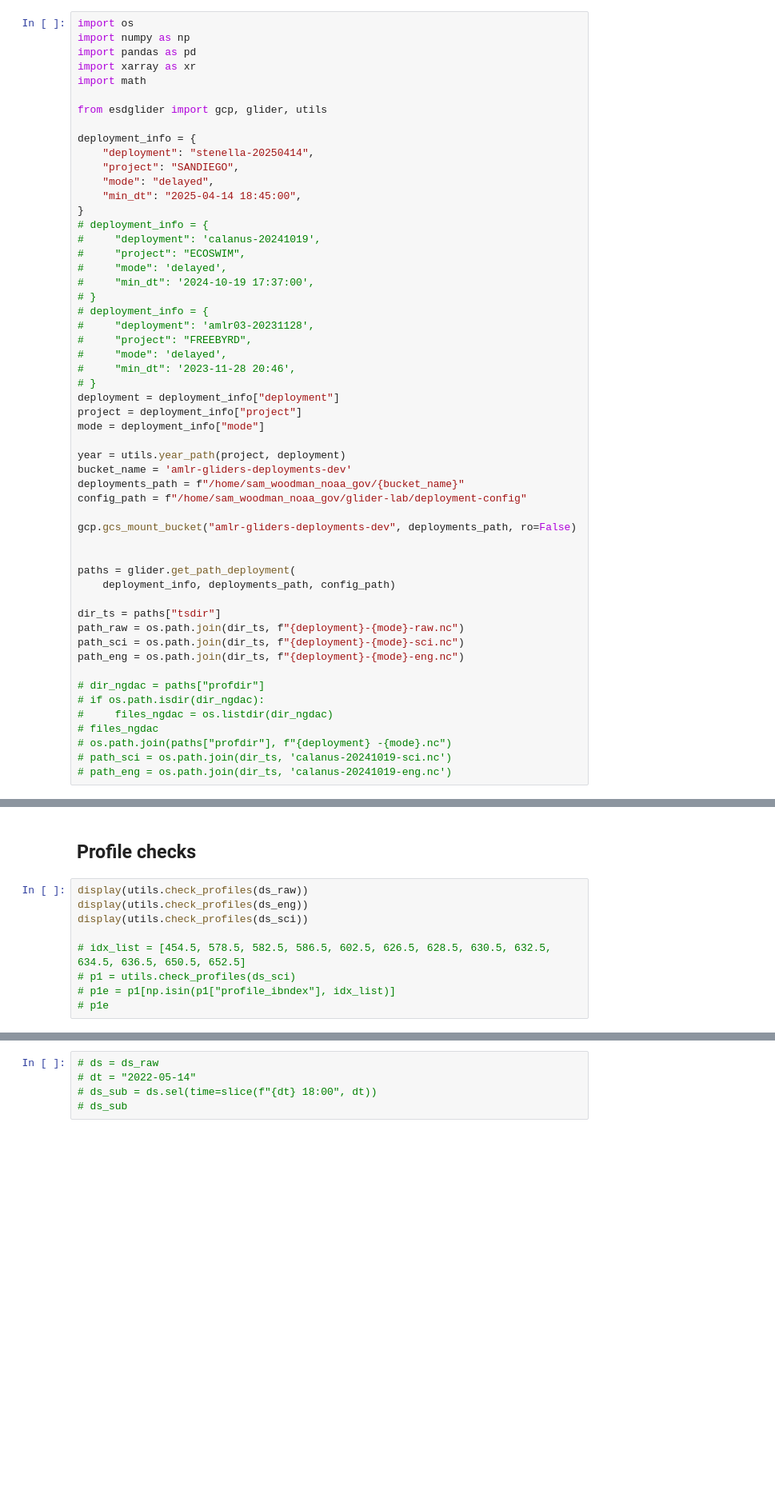
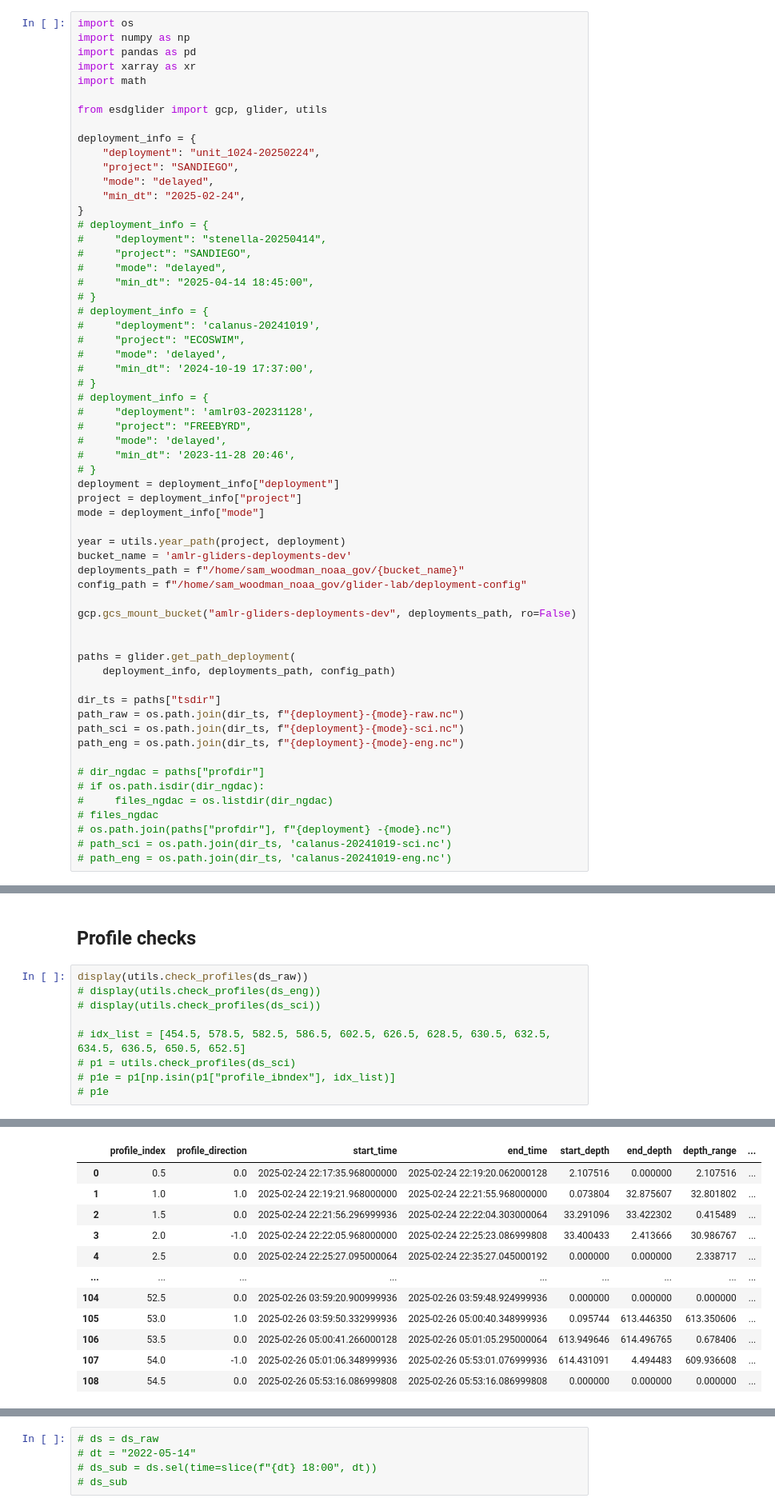
Before and after one commit to SWFSC/glider-utils, a Jupyter notebook: notebooks/testing-profiles.ipynb, the cells around one changed output, grey strips where cells are left out. Shown at 80% size. Drawn from its saved outputs; the diff is of its cells as text; blank space fills up the shorter version.

Commit message:
small updates for basic unit_1024 run

```diff
--- a/notebooks/testing-profiles.ipynb
+++ b/notebooks/testing-profiles.ipynb
@@ -8,11 +8,17 @@ import math
 from esdglider import gcp, glider, utils
 
 deployment_info = {
-    "deployment": "stenella-20250414",
+    "deployment": "unit_1024-20250224",
     "project": "SANDIEGO",
     "mode": "delayed",
-    "min_dt": "2025-04-14 18:45:00",
+    "min_dt": "2025-02-24",
 }
+# deployment_info = {
+#     "deployment": "stenella-20250414",
+#     "project": "SANDIEGO",
+#     "mode": "delayed",
+#     "min_dt": "2025-04-14 18:45:00",
+# }
 # deployment_info = {
 #     "deployment": 'calanus-20241019',
 #     "project": "ECOSWIM",
@@ -68,10 +130,11 @@ display(ds_sci)
 ## Profile checks
 # %%
 display(utils.check_profiles(ds_raw))
-display(utils.check_profiles(ds_eng))
-display(utils.check_profiles(ds_sci))
+# display(utils.check_profiles(ds_eng))
+# display(utils.check_profiles(ds_sci))
 
 # idx_list = [454.5, 578.5, 582.5, 586.5, 602.5, 626.5, 628.5, 630.5, 632.5, 634.5, 636.5, 650.5, 652.5]
 # p1 = utils.check_profiles(ds_sci)
 # p1e = p1[np.isin(p1["profile_ibndex"], idx_list)]
 # p1e
+# %% [output]
@@ -77,0 +142,12 @@ display(utils.check_profiles(ds_sci))
+|  | profile_index | profile_direction | start_time | end_time | start_depth | end_depth | depth_range | ... |
+| 0 | 0.5 | 0.0 | 2025-02-24 22:17:35.968000000 | 2025-02-24 22:19:20.062000128 | 2.107516 | 0.000000 | 2.107516 | ... |
+| 1 | 1.0 | 1.0 | 2025-02-24 22:19:21.968000000 | 2025-02-24 22:21:55.968000000 | 0.073804 | 32.875607 | 32.801802 | ... |
+| 2 | 1.5 | 0.0 | 2025-02-24 22:21:56.296999936 | 2025-02-24 22:22:04.303000064 | 33.291096 | 33.422302 | 0.415489 | ... |
+| 3 | 2.0 | -1.0 | 2025-02-24 22:22:05.968000000 | 2025-02-24 22:25:23.086999808 | 33.400433 | 2.413666 | 30.986767 | ... |
+| 4 | 2.5 | 0.0 | 2025-02-24 22:25:27.095000064 | 2025-02-24 22:35:27.045000192 | 0.000000 | 0.000000 | 2.338717 | ... |
+| ... | ... | ... | ... | ... | ... | ... | ... | ... |
+| 104 | 52.5 | 0.0 | 2025-02-26 03:59:20.900999936 | 2025-02-26 03:59:48.924999936 | 0.000000 | 0.000000 | 0.000000 | ... |
+| 105 | 53.0 | 1.0 | 2025-02-26 03:59:50.332999936 | 2025-02-26 05:00:40.348999936 | 0.095744 | 613.446350 | 613.350606 | ... |
+| 106 | 53.5 | 0.0 | 2025-02-26 05:00:41.266000128 | 2025-02-26 05:01:05.295000064 | 613.949646 | 614.496765 | 0.678406 | ... |
+| 107 | 54.0 | -1.0 | 2025-02-26 05:01:06.348999936 | 2025-02-26 05:53:01.076999936 | 614.431091 | 4.494483 | 609.936608 | ... |
+| 108 | 54.5 | 0.0 | 2025-02-26 05:53:16.086999808 | 2025-02-26 05:53:16.086999808 | 0.000000 | 0.000000 | 0.000000 | ... |
```
Also changed, not shown: parts of 3 cells of this notebook, 2 other files.
